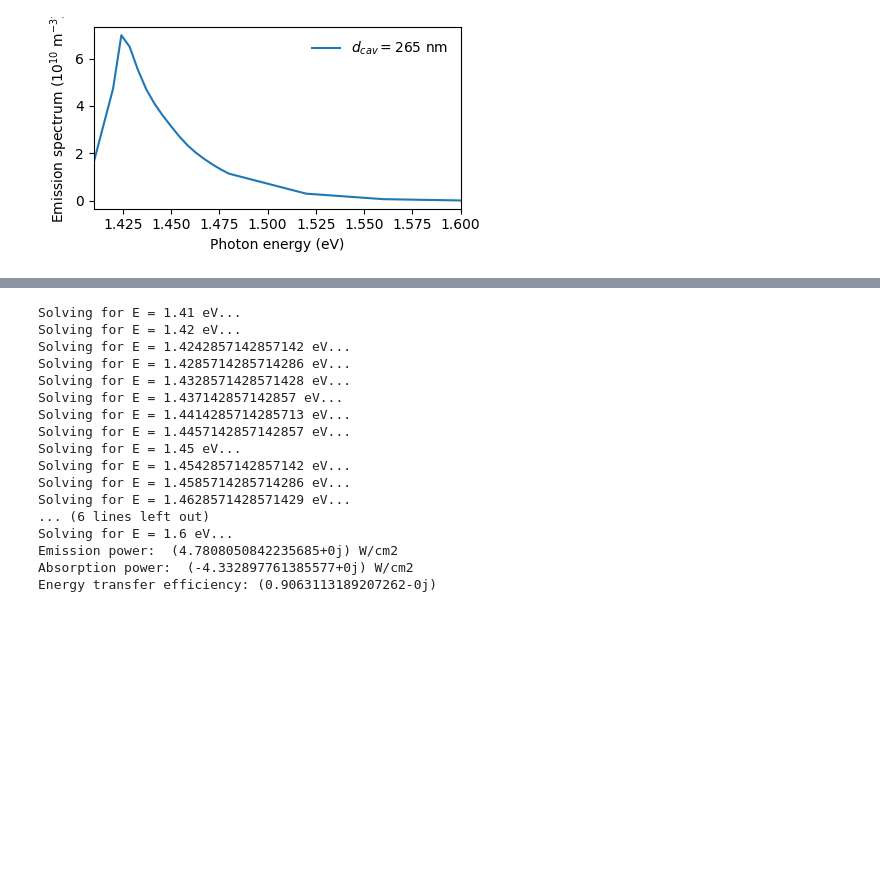
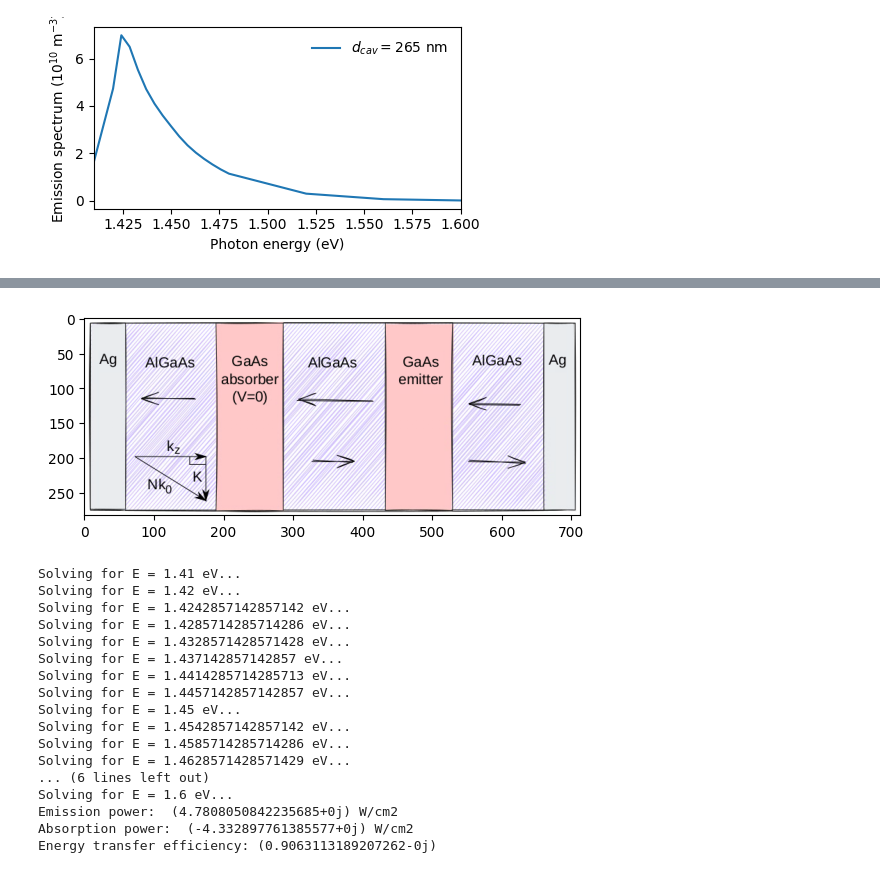
Before and after one commit to pyrykivisaari/admit-FED, a Jupyter notebook: examples.ipynb, the cells around one changed output, grey strips where cells are left out. Saved outputs shown, nothing was run; the diff lists cells and outputs as text; code cells hidden in the pictures; blank space fills up the shorter version.

Commit message:
Updated examples.ipynb
Used Python to display the images. The plots need to be cleaned up (at
least by removing the unnecessary axes) and maybe rescaled.

```diff
--- a/examples.ipynb
+++ b/examples.ipynb
@@ -89,3 +83,9 @@ Here, we calculate...
+# %%
+image = mpimg.imread("images/example_intracavity_transport.png")
+plt.imshow(image)
+plt.show()
+# %% [output]
+[figure, added]
 # %%
 import example_intracavity_transport
 # %% [output]
```
Also changed, not shown: parts of 2 cells of this notebook.
